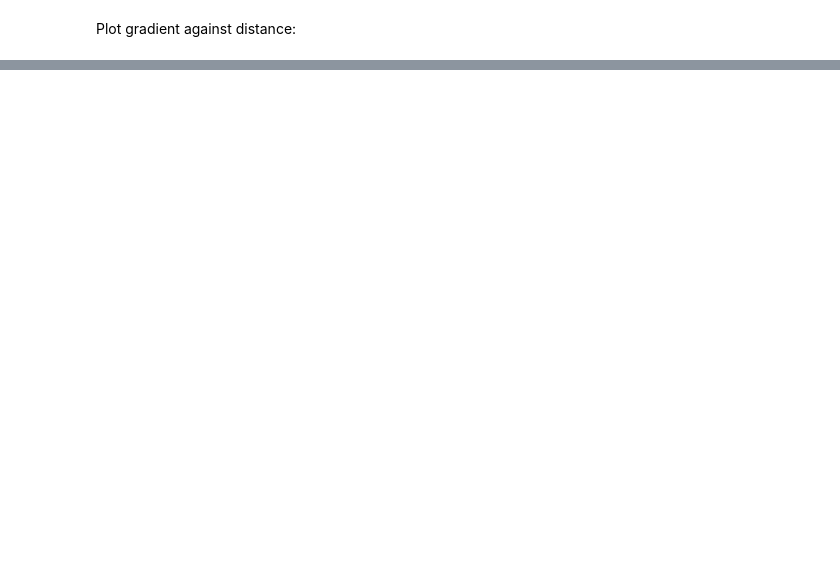
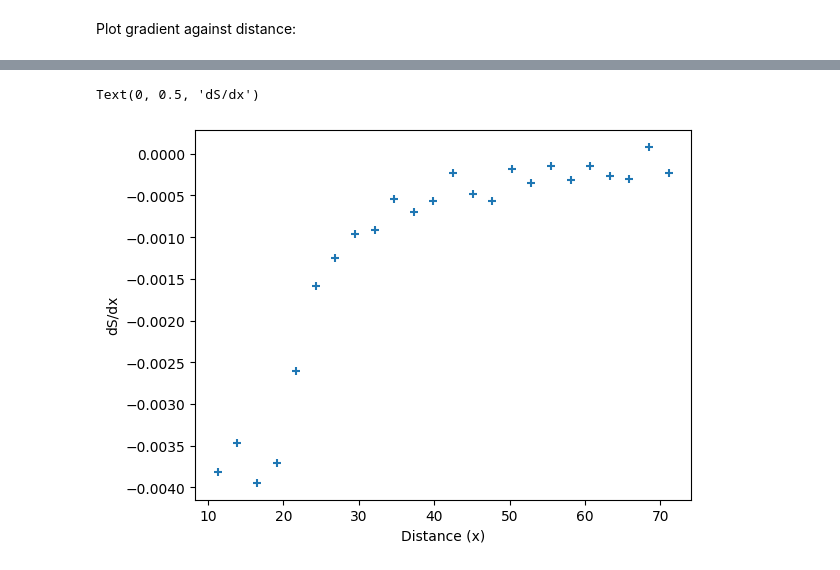
Before and after one commit to joshuamckean/prbx-code-jm, a Jupyter notebook: Code/Graphs.ipynb, the cells around one changed output, grey strips where cells are left out. Saved outputs shown, nothing was run; the diff lists cells and outputs as text; code cells hidden in the pictures; blank space fills up the shorter version.

```diff
--- a/Code/Graphs.ipynb
+++ b/Code/Graphs.ipynb
@@ -90,0 +78,20 @@ plt.plot(x,y2,"red")
+# %%
+gradient_vals = []
+
+for i in range(len(entropy)-1):
+    dS = entropy[i+1] - entropy[i]
+    dx = distance[i+1] - distance[i]
+    x = distance[i] + dx/2
+    gradient_vals.append((dS/dx,x))
+# %%
+grad_xs, grad_ys = [],[]
+for coord in gradient_vals:
+    grad_ys.append(coord[0])
+    grad_xs.append(coord[1])
+
+plt.scatter(grad_xs,grad_ys,marker="+")
+plt.xlabel("Distance (x)")
+plt.ylabel("dS/dx")
+# %% [output]
+Text(0, 0.5, 'dS/dx')
+[figure, added]
```
Also changed, not shown: parts of 8 cells of this notebook, 2 other files.
